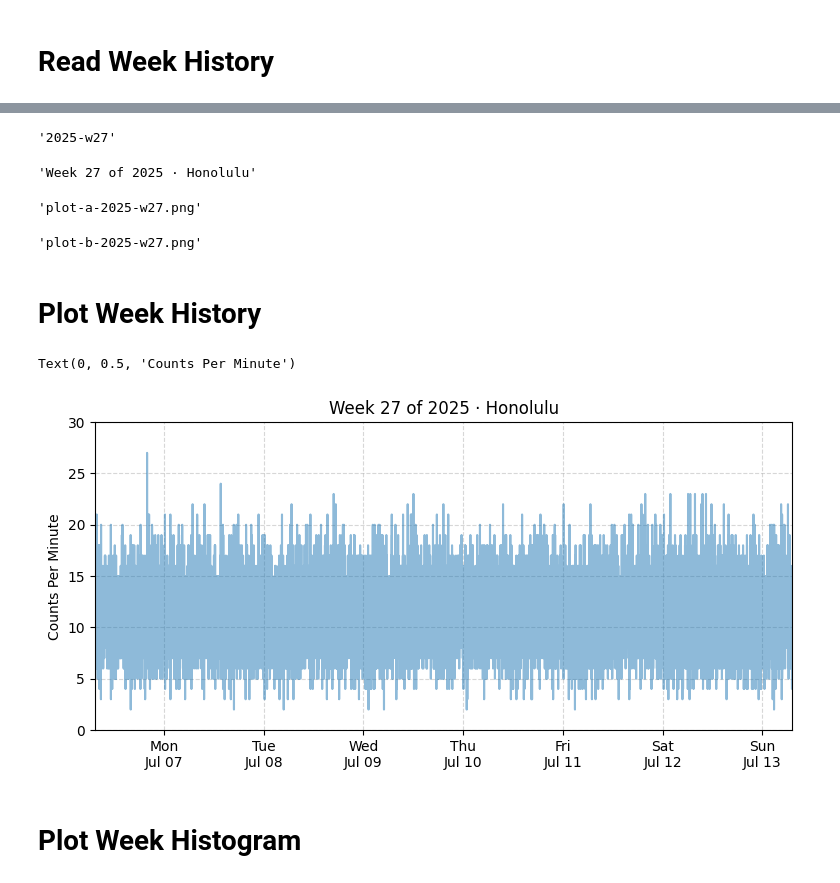
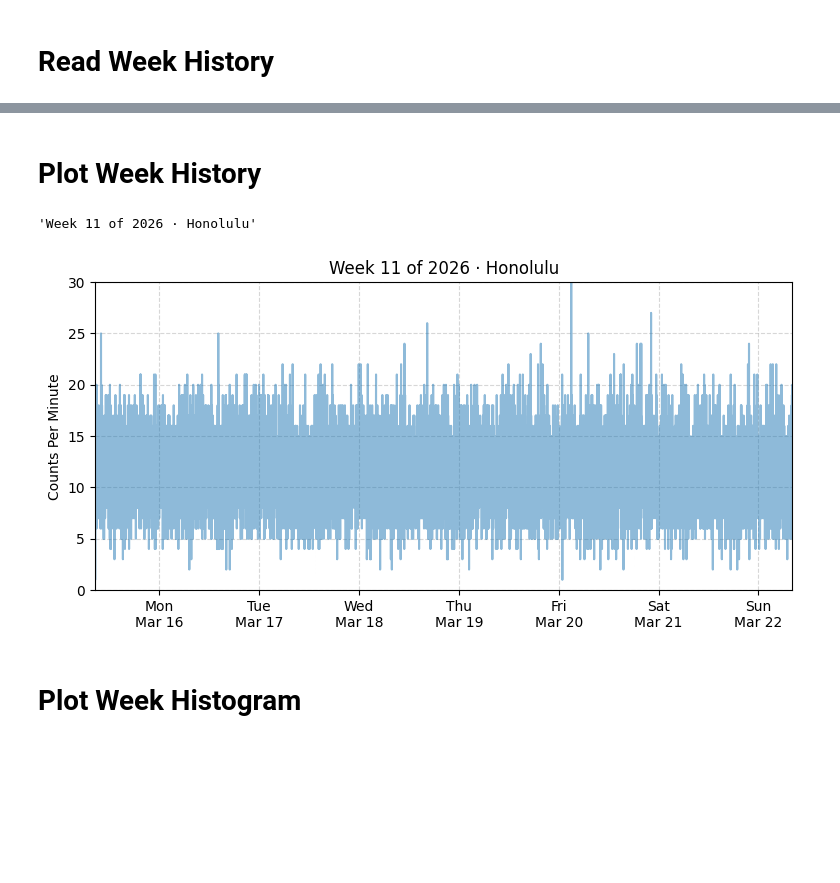
Before and after one commit to matthewjcochran/hnl-rad, a Jupyter notebook: 02-PlotWeek.ipynb, the cells around one changed output, grey strips where cells are left out. Cells and saved outputs as stored; diff of their text form; code cells hidden in the pictures; blank space fills up the shorter version.

```diff
--- a/02-PlotWeek.ipynb
+++ b/02-PlotWeek.ipynb
@@ -10,5 +11,6 @@ import boto3
 # %% [markdown]
 # Read Week History
 # %%
-df0 = pd.read_csv('history-2025-w27.csv', parse_dates=['Datetime'])
-# df0
+history = 'history-2026-w11.csv'
+df = pandas.read_csv(history, parse_dates=['Datetime'])
+df
@@ -32,40 +31,27 @@ Name: CPM, Length: 10067, dtype: int64
-# %%
-week_name = week_series.index[0].strftime('%Y-w%U')
-week_name
-# %% [output]
-'2025-w27'
-# %%
-week_title = week_series.index[0].strftime('Week %U of %Y · Honolulu')
-week_title
-# %% [output]
-'Week 27 of 2025 · Honolulu'
-# %%
-file_name_a = f'plot-a-{week_name}.png'
-file_name_a
-# %% [output]
-'plot-a-2025-w27.png'
-# %%
-file_name_b = f'plot-b-{week_name}.png'
-file_name_b
-# %% [output]
-'plot-b-2025-w27.png'
 # %% [markdown]
 # Plot Week History
+# %%
+dt = df['Datetime']
+cpm = df['CPM']
+# %%
+title = dt.iloc[0].strftime('Week %U of %Y · Honolulu')
+title
+# %% [output]
+'Week 11 of 2026 · Honolulu'
 # %%
-fig_a, ax = plt.subplots(1, 1, figsize=(9, 4))
+fig_a, ax = pyplot.subplots(1, 1, figsize=(9, 4))
 
-ax.plot(week_series, color='#1f77b4', alpha=0.5)
+ax.plot(dt, cpm, color='#1f77b4', alpha=0.5)
 
-ax.set_xlim(week_series.index[0], week_series.index[-1])
+ax.set_xlim(dt.loc[0], dt.iloc[-1])
 ax.set_ylim(0, 30)
 
-ax.xaxis.set_major_formatter(mdates.DateFormatter('%a\n%b %d'))
+ax.xaxis.set_major_formatter(DateFormatter('%a\n%b %d'))
 ax.grid(True, linestyle='--', alpha=0.5)
 
-ax.set_title(week_title)
-ax.set_ylabel('Counts Per Minute')
+ax.set_title(title)
+ax.set_ylabel('Counts Per Minute');
 # %% [output]
-Text(0, 0.5, 'Counts Per Minute')
-[figure, old version]
+[figure, new version]
 # %% [markdown]
 # Plot Week Histogram
```
Also changed, not shown: parts of 17 cells of this notebook, 1 other file.
